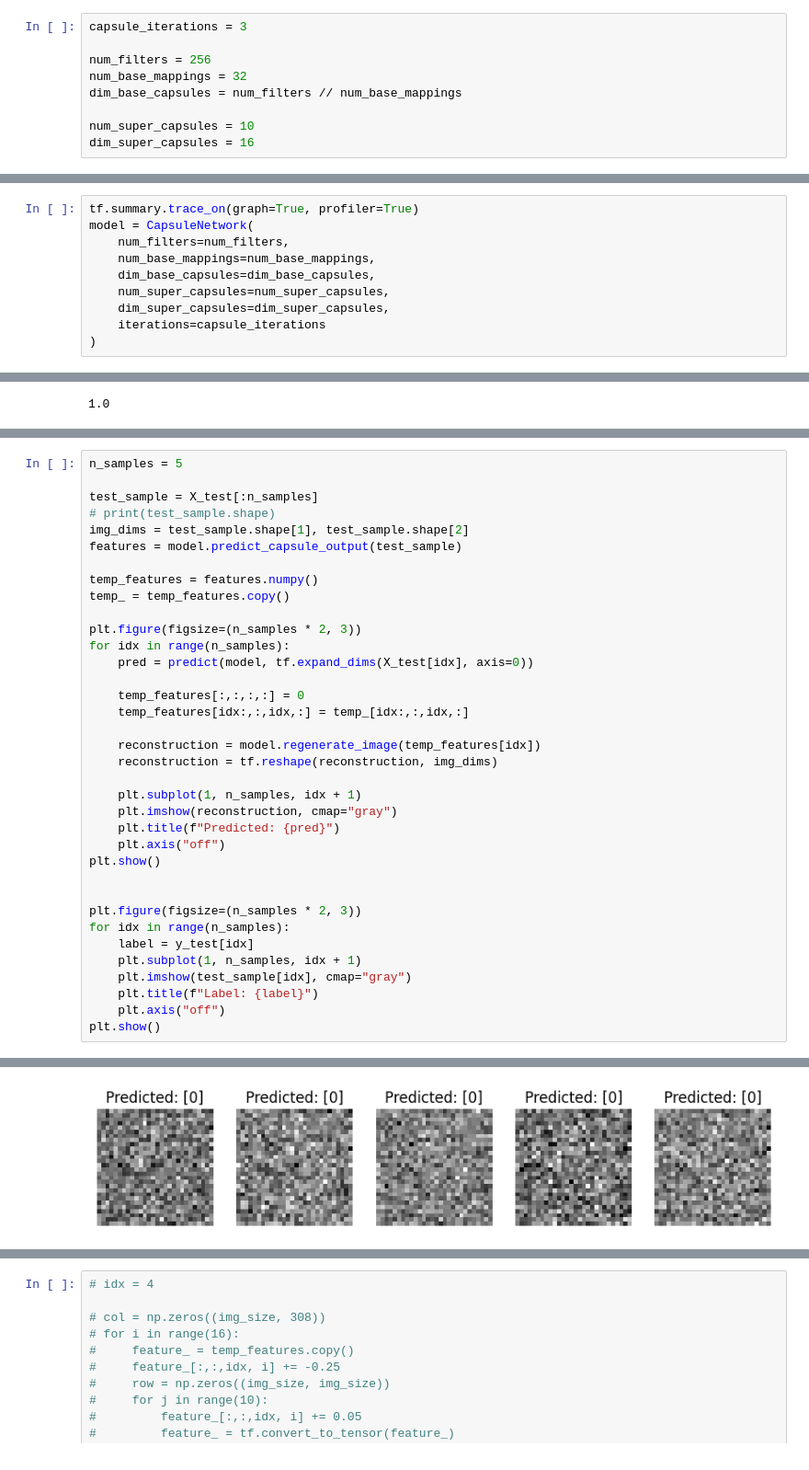
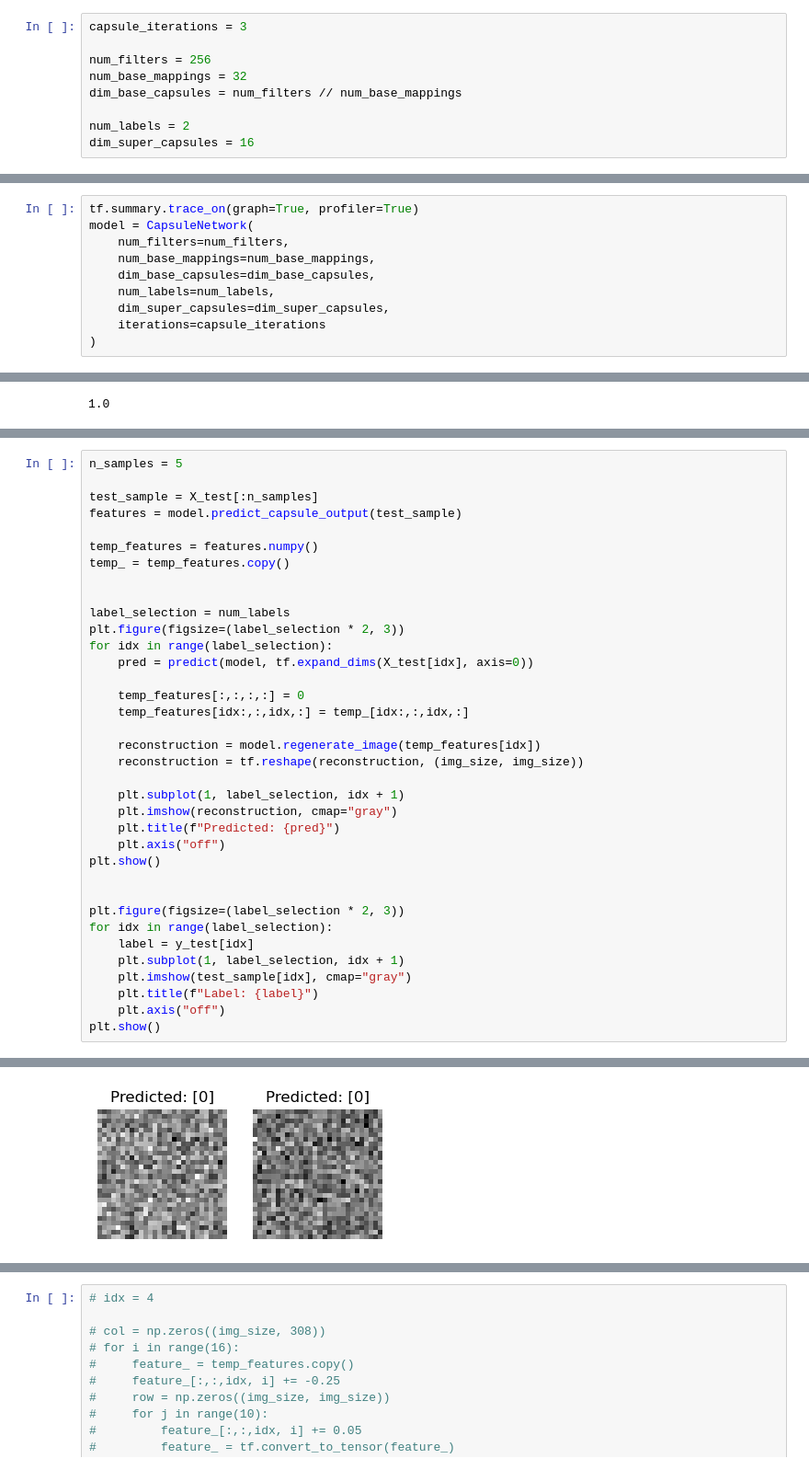
Before and after one commit to GabrielaGroenenewegenVanDerWeijden/DS_Ass2, a Jupyter notebook: capsule_network.ipynb, the cells around one changed output, grey strips where cells are left out. Shown at 92% size. Cells and saved outputs as stored; diff of their text form.

Commit message:
visualisation and correct label nume working

```diff
--- a/capsule_network.ipynb
+++ b/capsule_network.ipynb
@@ -26,7 +26,7 @@ num_filters = 256
 num_base_mappings = 32
 dim_base_capsules = num_filters // num_base_mappings
 
-num_super_capsules = 10
+num_labels = 2
 dim_super_capsules = 16
 # %% [markdown]
 ### Loading in the dataset
@@ -493,7 +350,7 @@ model = CapsuleNetwork(
     num_filters=num_filters,
     num_base_mappings=num_base_mappings,
     dim_base_capsules=dim_base_capsules,
-    num_super_capsules=num_super_capsules,
+    num_labels=num_labels,
     dim_super_capsules=dim_super_capsules,
     iterations=capsule_iterations
 )
@@ -591,34 +446,34 @@ Model: "capsule_network_12"
 n_samples = 5
 
 test_sample = X_test[:n_samples]
-# print(test_sample.shape)
-img_dims = test_sample.shape[1], test_sample.shape[2]
 features = model.predict_capsule_output(test_sample)
 
 temp_features = features.numpy()
 temp_ = temp_features.copy()
 
-plt.figure(figsize=(n_samples * 2, 3))
-for idx in range(n_samples):
+
+label_selection = num_labels
+plt.figure(figsize=(label_selection * 2, 3))
+for idx in range(label_selection):
     pred = predict(model, tf.expand_dims(X_test[idx], axis=0))
 
     temp_features[:,:,:,:] = 0
     temp_features[idx:,:,idx,:] = temp_[idx:,:,idx,:]
 
     reconstruction = model.regenerate_image(temp_features[idx])
-    reconstruction = tf.reshape(reconstruction, img_dims)
+    reconstruction = tf.reshape(reconstruction, (img_size, img_size))
 
-    plt.subplot(1, n_samples, idx + 1)
+    plt.subplot(1, label_selection, idx + 1)
     plt.imshow(reconstruction, cmap="gray")
     plt.title(f"Predicted: {pred}")
     plt.axis("off")
 plt.show()
 
 
-plt.figure(figsize=(n_samples * 2, 3))
-for idx in range(n_samples):
+plt.figure(figsize=(label_selection * 2, 3))
+for idx in range(label_selection):
     label = y_test[idx]
-    plt.subplot(1, n_samples, idx + 1)
+    plt.subplot(1, label_selection, idx + 1)
     plt.imshow(test_sample[idx], cmap="gray")
     plt.title(f"Label: {label}")
     plt.axis("off")
@@ -628 +484 @@ WARNING:tensorflow:5 out of the last 13 calls to <function CapsuleNetwork.regene
-[figure, old version]
+[figure, new version]
```
Also changed, not shown: parts of 8 cells of this notebook.
